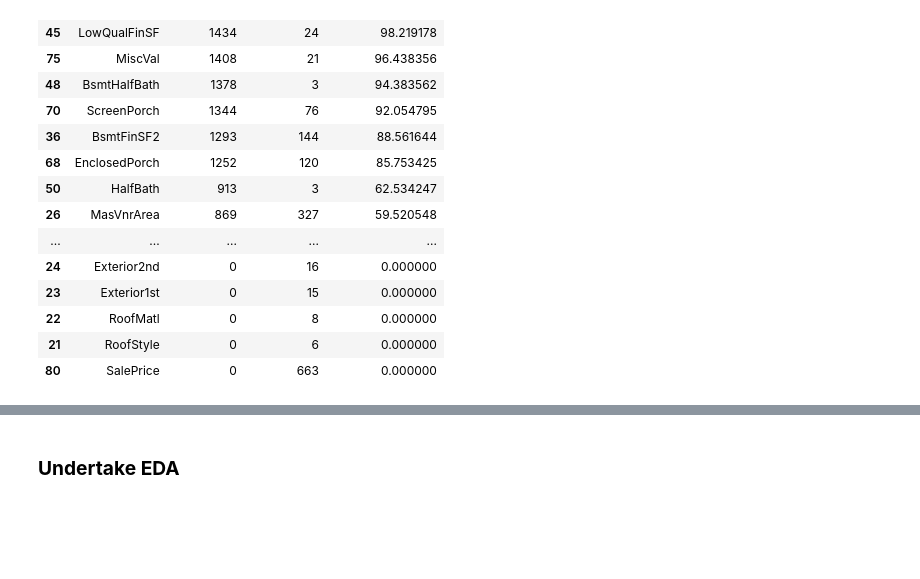
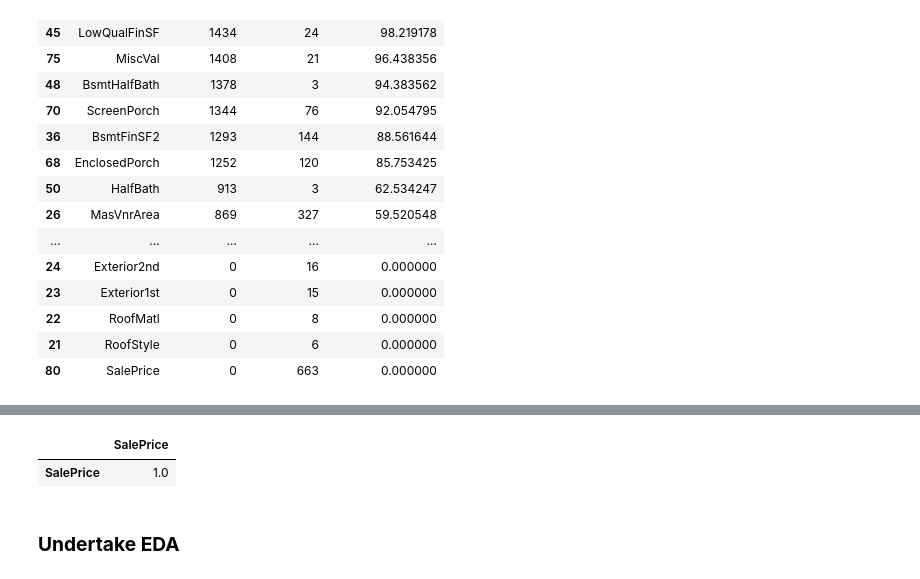
Before and after one commit to ishankarve/Assignment-Advanced-Regression, a Jupyter notebook: Assignment Advanced Regression.ipynb, the cells around one changed output, grey strips where cells are left out. Saved outputs shown, nothing was run; the diff lists cells and outputs as text; code cells hidden in the pictures; blank space fills up the shorter version.

```diff
--- a/Assignment Advanced Regression.ipynb
+++ b/Assignment Advanced Regression.ipynb
@@ -851,3 +887,9 @@ df.sort_values(by=['percentage_zeros'], ascending=False)
+# %%
+sample = ['SalePrice','Alley','PoolQC','Fence','MiscFeature']
+raw_df[sample].corr()
+# %% [output]
+|  | SalePrice |
+| SalePrice | 1.0 |
 # %%
 # since ID is a redundant column, dropping it
 raw_df.drop(['Id'],axis = 1, inplace=True)
```
Also changed, not shown: parts of 41 cells of this notebook.
